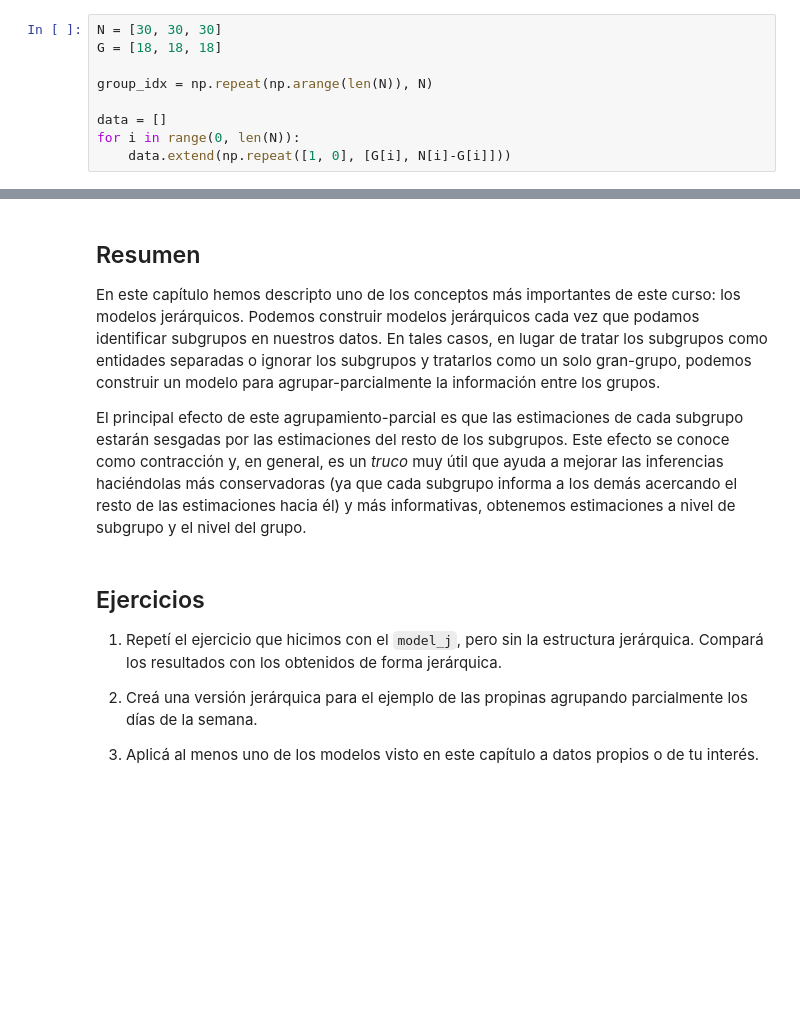
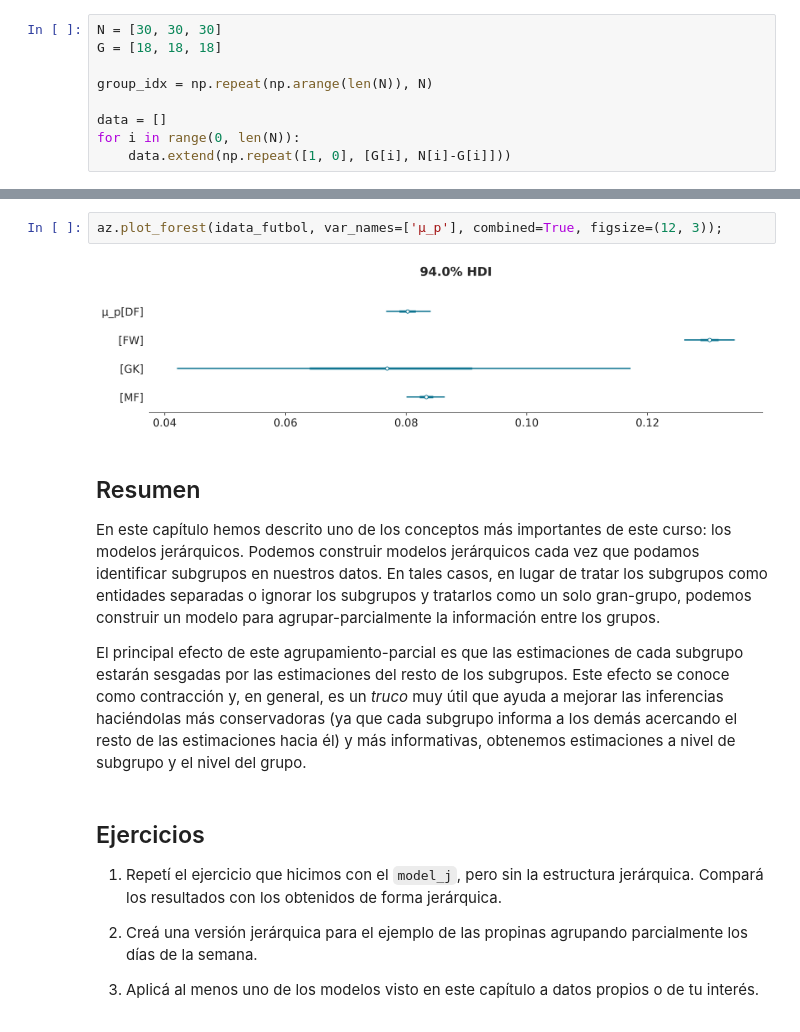
Before and after one commit to Grupo-de-modelado-probabilista/modelado_bayesiano, a Jupyter notebook: 03_Modelos_jerárquicos.ipynb, the cells around one changed output, grey strips where cells are left out. Saved outputs shown, nothing was run; the diff lists cells and outputs as text; blank space fills up the shorter version.

```diff
--- a/03_Modelos_jerárquicos.ipynb
+++ b/03_Modelos_jerárquicos.ipynb
@@ -296,7 +369,11 @@ En la primera fila, podemos ver que con 18 muestras con buena calidad sobre un t
+# %%
+az.plot_forest(idata_futbol, var_names=['μ_p'], combined=True, figsize=(12, 3));
+# %% [output]
+[figure, added]
 # %% [markdown]
 ## Resumen
 
-En este capítulo hemos descripto uno de los conceptos más importantes de este curso: los modelos jerárquicos. Podemos construir modelos jerárquicos cada vez que podamos identificar subgrupos en nuestros datos. En tales casos, en lugar de tratar los subgrupos como entidades separadas o ignorar los subgrupos y tratarlos como un solo gran-grupo, podemos construir un modelo para agrupar-parcialmente la información entre los grupos.
+En este capítulo hemos descrito uno de los conceptos más importantes de este curso: los modelos jerárquicos. Podemos construir modelos jerárquicos cada vez que podamos identificar subgrupos en nuestros datos. En tales casos, en lugar de tratar los subgrupos como entidades separadas o ignorar los subgrupos y tratarlos como un solo gran-grupo, podemos construir un modelo para agrupar-parcialmente la información entre los grupos.
 
 El principal efecto de este agrupamiento-parcial es que las estimaciones de cada subgrupo estarán sesgadas por las estimaciones del resto de los subgrupos. Este efecto se conoce como contracción y, en general, es un _truco_ muy útil que ayuda a mejorar las inferencias haciéndolas más conservadoras (ya que cada subgrupo informa a los demás acercando el resto de las estimaciones hacia él) y más informativas, obtenemos estimaciones a nivel de subgrupo y el nivel del grupo.
 # %% [markdown]
```
Also changed, not shown: parts of 18 cells of this notebook, 10 other files.
